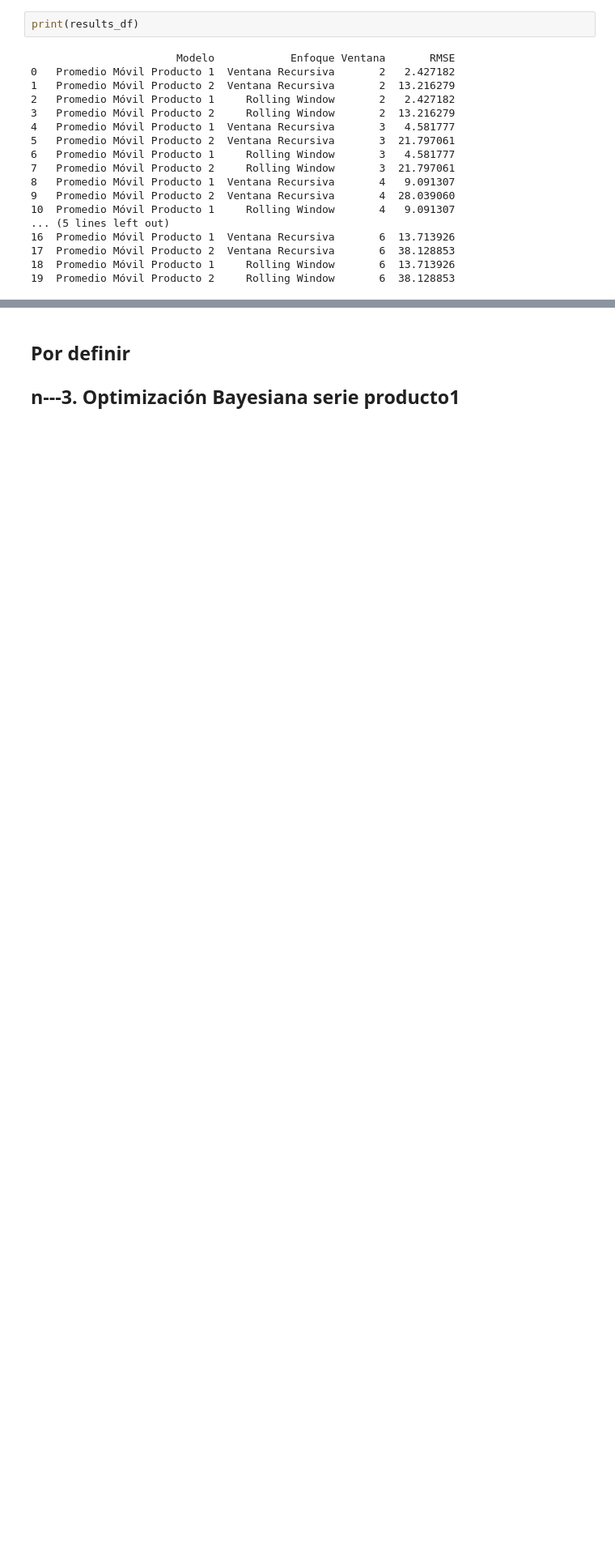
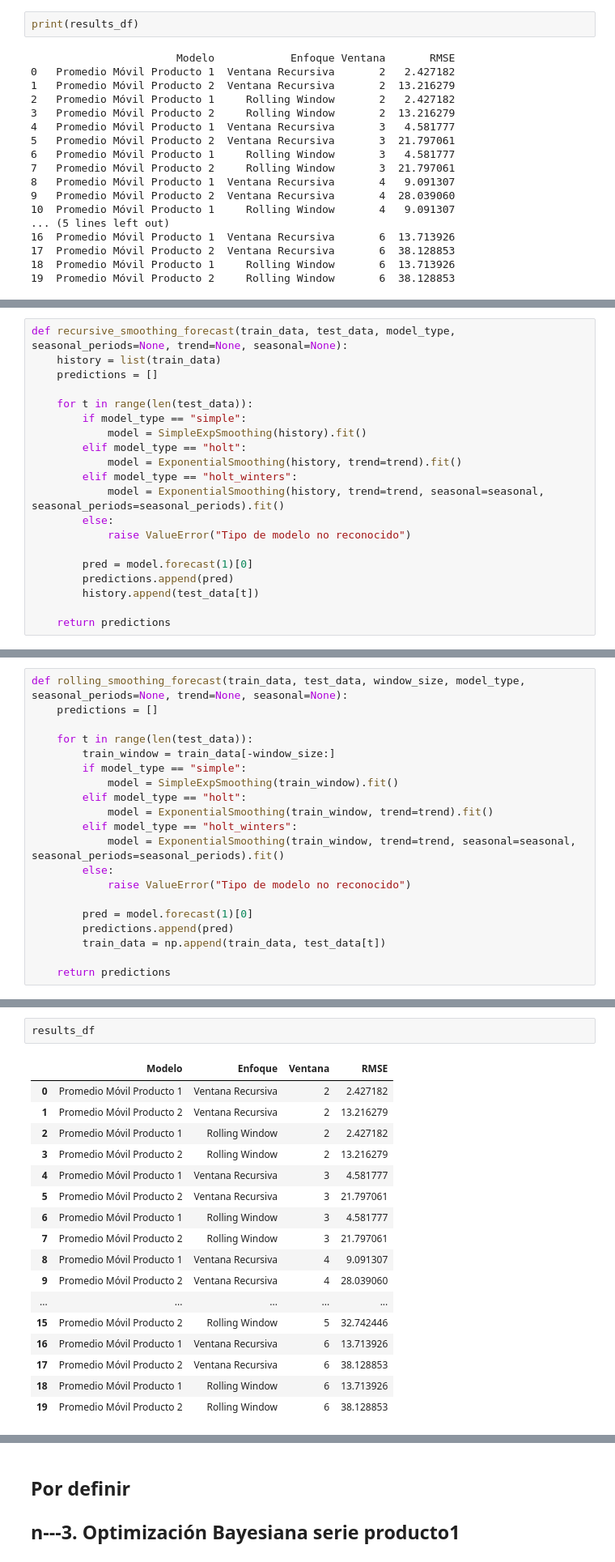
Before and after one commit to alfa7g7/Fundamentos-analitica-II, a Jupyter notebook: UNIDAD I/Clase 4/Daniel-Fabian-Fundamentos_de_analítica_clase4_parcial_practico.ipynb, the cells around one changed output, grey strips where cells are left out. Shown at 81% size. Saved outputs shown, nothing was run; the diff lists cells and outputs as text; blank space fills up the shorter version.

```diff
--- a/UNIDAD I/Clase 4/Daniel-Fabian-Fundamentos_de_analítica_clase4_parcial_practico.ipynb
+++ b/UNIDAD I/Clase 4/Daniel-Fabian-Fundamentos_de_analítica_clase4_parcial_practico.ipynb
@@ -921 +873,21 @@ def recursive_holt_forecast(train_data, test_data, window_size):
+# %%
+def recursive_smoothing_forecast(train_data, test_data, model_type, seasonal_periods=None, trend=None, seasonal=None):
+    history = list(train_data)
+    predictions = []
+
+    for t in range(len(test_data)):
+        if model_type == "simple":
+            model = SimpleExpSmoothing(history).fit()
+        elif model_type == "holt":
+            model = ExponentialSmoothing(history, trend=trend).fit()
+        elif model_type == "holt_winters":
+            model = ExponentialSmoothing(history, trend=trend, seasonal=seasonal, seasonal_periods=seasonal_periods).fit()
+        else:
+            raise ValueError("Tipo de modelo no reconocido")
+
+        pred = model.forecast(1)[0]
+        predictions.append(pred)
+        history.append(test_data[t])
+
+    return predictions
 # %% [markdown]
@@ -1211,0 +895,20 @@ Mes
+# %%
+def rolling_smoothing_forecast(train_data, test_data, window_size, model_type, seasonal_periods=None, trend=None, seasonal=None):
+    predictions = []
+
+    for t in range(len(test_data)):
+        train_window = train_data[-window_size:]
+        if model_type == "simple":
+            model = SimpleExpSmoothing(train_window).fit()
+        elif model_type == "holt":
+            model = ExponentialSmoothing(train_window, trend=trend).fit()
+        elif model_type == "holt_winters":
+            model = ExponentialSmoothing(train_window, trend=trend, seasonal=seasonal, seasonal_periods=seasonal_periods).fit()
+        else:
+            raise ValueError("Tipo de modelo no reconocido")
+
+        pred = model.forecast(1)[0]
+        predictions.append(pred)
+        train_data = np.append(train_data, test_data[t])
+
+    return predictions
@@ -1211,0 +1027,20 @@ Mes
+# %%
+results_df
+# %% [output]
+|  | Modelo | Enfoque | Ventana | RMSE |
+| 0 | Promedio Móvil Producto 1 | Ventana Recursiva | 2 | 2.427182 |
+| 1 | Promedio Móvil Producto 2 | Ventana Recursiva | 2 | 13.216279 |
+| 2 | Promedio Móvil Producto 1 | Rolling Window | 2 | 2.427182 |
+| 3 | Promedio Móvil Producto 2 | Rolling Window | 2 | 13.216279 |
+| 4 | Promedio Móvil Producto 1 | Ventana Recursiva | 3 | 4.581777 |
+| 5 | Promedio Móvil Producto 2 | Ventana Recursiva | 3 | 21.797061 |
+| 6 | Promedio Móvil Producto 1 | Rolling Window | 3 | 4.581777 |
+| 7 | Promedio Móvil Producto 2 | Rolling Window | 3 | 21.797061 |
+| 8 | Promedio Móvil Producto 1 | Ventana Recursiva | 4 | 9.091307 |
+| 9 | Promedio Móvil Producto 2 | Ventana Recursiva | 4 | 28.039060 |
+| ... | ... | ... | ... | ... |
+| 15 | Promedio Móvil Producto 2 | Rolling Window | 5 | 32.742446 |
+| 16 | Promedio Móvil Producto 1 | Ventana Recursiva | 6 | 13.713926 |
+| 17 | Promedio Móvil Producto 2 | Ventana Recursiva | 6 | 38.128853 |
+| 18 | Promedio Móvil Producto 1 | Rolling Window | 6 | 13.713926 |
+| 19 | Promedio Móvil Producto 2 | Rolling Window | 6 | 38.128853 |
```
Also changed, not shown: parts of 17 cells of this notebook.
